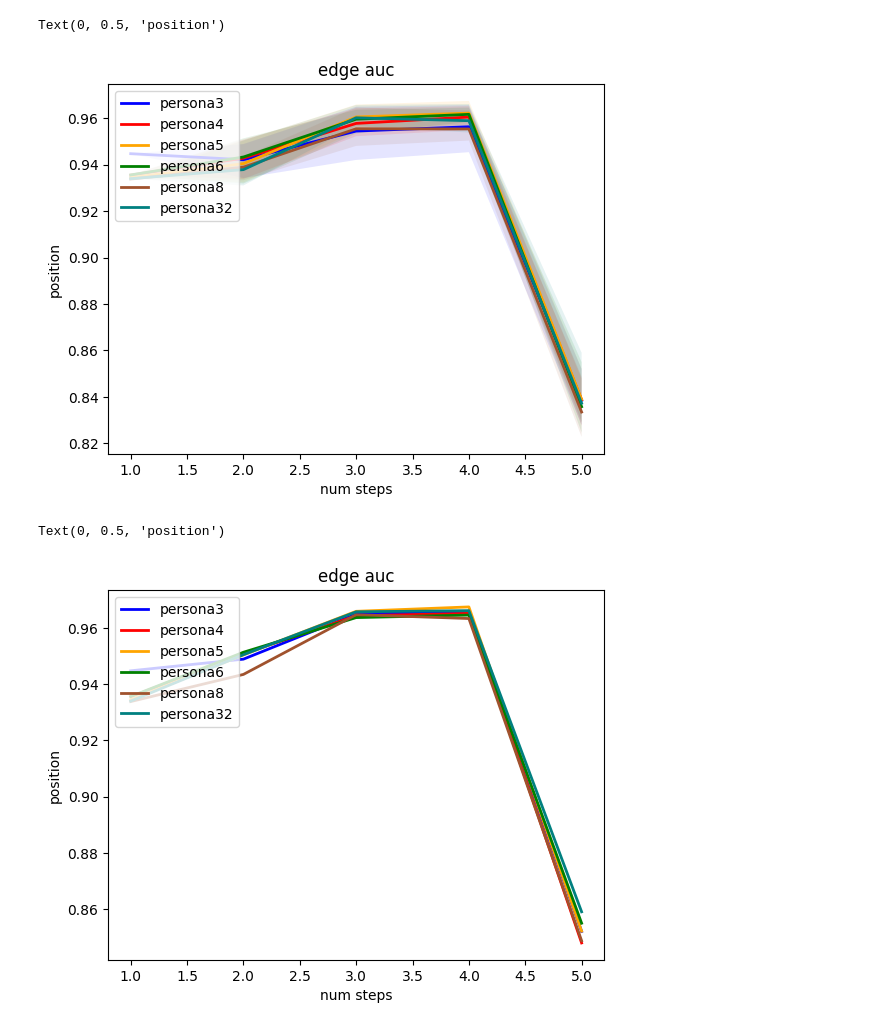
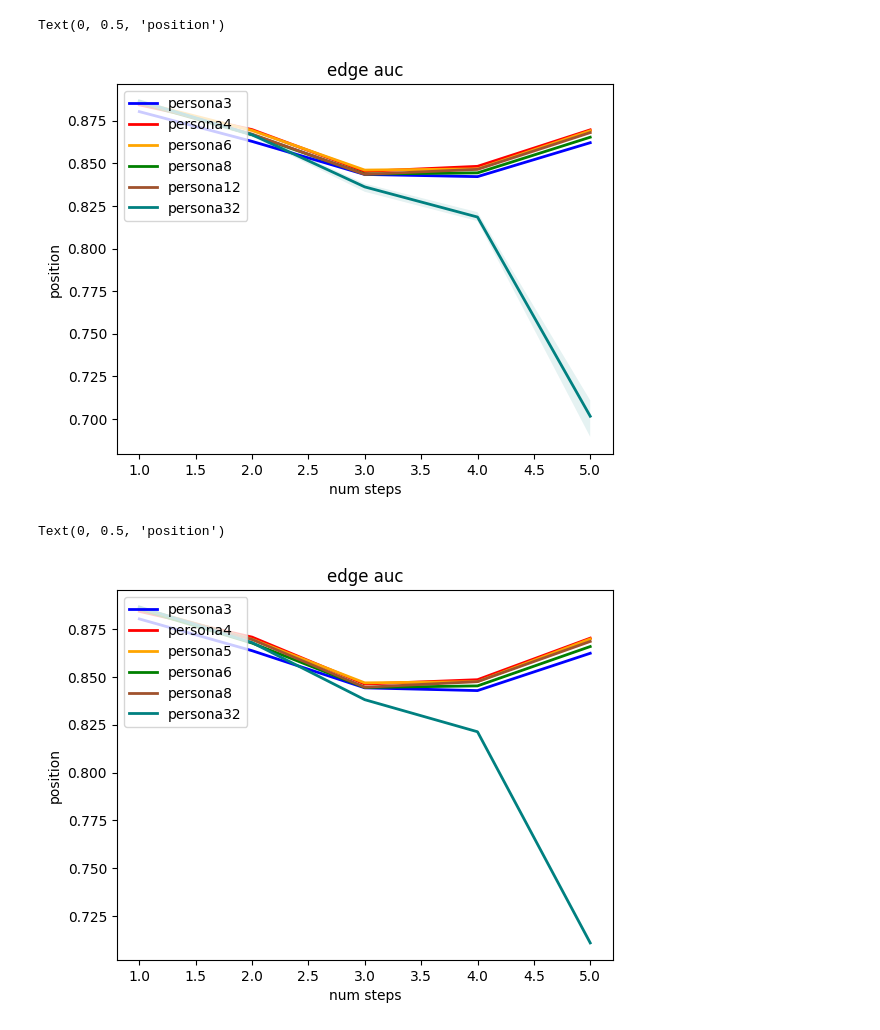
Before and after one commit to hiroemon-m/study, a Jupyter notebook: visualize/visualize_soft.ipynb, the cells around one changed output. Drawn from its saved outputs; the diff is of its cells as text; code cells hidden in the pictures.

Commit message:
soft_DBLP result

```diff
--- a/visualize/visualize_soft.ipynb
+++ b/visualize/visualize_soft.ipynb
@@ -9,11 +9,11 @@ attr_nll = []
 edge_auc = []
 edge_nll = []
 
-for i in [3,4,5,6,8,32]:
-    attr_auc_path = "//Users/matsumoto-hirotomo/study/experiment_data/soft/em_32_5/persona = {}/proposed_attr_auc.npy".format(i)
-    attr_nll_path = "//Users/matsumoto-hirotomo/study/experiment_data/soft/em_32_5/persona = {}/proposed_attr_nll.npy".format(i)
-    edge_auc_path = "//Users/matsumoto-hirotomo/study/experiment_data/soft/em_32_5/persona = {}/proposed_edge_auc.npy".format(i)
-    edge_nll_path = "//Users/matsumoto-hirotomo/study/experiment_data/soft/em_32_5/persona = {}/proposed_edge_nll.npy".format(i)
+for i in [3,4,6,8,12,32]:
+    attr_auc_path = "/Users/matsumoto-hirotomo/study/experiment_data/DBLP/soft/em32_5/persona = {}/proposed_attr_auc.npy".format(str(i))
+    attr_nll_path = "/Users/matsumoto-hirotomo/study/experiment_data/DBLP/soft/em32_5/persona = {}/proposed_attr_nll.npy".format(str(i))
+    edge_auc_path = "/Users/matsumoto-hirotomo/study/experiment_data/DBLP/soft/em32_5/persona = {}/proposed_edge_auc.npy".format(str(i))
+    edge_nll_path = "/Users/matsumoto-hirotomo/study/experiment_data/DBLP/soft/em32_5/persona = {}/proposed_edge_nll.npy".format(str(i))
 
     attr_auc.append(np.load(attr_auc_path))
     attr_nll.append(np.load(attr_nll_path))
@@ -29,30 +29,30 @@ edge_min = np.min(edge_auc,axis=1)
 # %%
 fig, ax = plt.subplots(1)
 t = [1,2,3,4,5]
 
 ax.plot(t, edge_mean[0], lw=2, label='persona3', color='blue')
 ax.plot(t, edge_mean[1], lw=2, label='persona4', color='red')
-ax.plot(t, edge_mean[2], lw=2, label='persona5', color='orange')
-ax.plot(t, edge_mean[3], lw=2, label='persona6', color='green')
-ax.plot(t, edge_mean[4], lw=2, label='persona8', color='sienna')
+ax.plot(t, edge_mean[2], lw=2, label='persona6', color='orange')
+ax.plot(t, edge_mean[3], lw=2, label='persona8', color='green')
+ax.plot(t, edge_mean[4], lw=2, label='persona12', color='sienna')
 ax.plot(t, edge_mean[5], lw=2, label='persona32', color='teal')
 #ax.plot(t, edge_mean[6], lw=2, label='persona16', color='indigo')
 
 ax.fill_between(t, edge_min[0], edge_max[0], facecolor='blue', alpha=0.1)
 ax.fill_between(t, edge_min[1], edge_max[1], facecolor='red', alpha=0.1)
 ax.fill_between(t, edge_min[2], edge_max[2], facecolor='orange', alpha=0.1)
 ax.fill_between(t, edge_min[3], edge_max[3], facecolor='green', alpha=0.1)
 ax.fill_between(t, edge_min[4], edge_max[4], facecolor='sienna', alpha=0.1)
 ax.fill_between(t, edge_min[5], edge_max[5], facecolor='teal', alpha=0.1)
 #ax.fill_between(t, edge_min[6], edge_max[6], facecolor='indigo', alpha=0.1)
 
 ax.set_title(r'edge auc')
 ax.legend(loc='upper left')
 ax.set_xlabel('num steps')
 ax.set_ylabel('position')
 # %% [output]
 Text(0, 0.5, 'position')
-[figure, old version]
+[figure, new version]
 # %%
 fig, ax = plt.subplots(1)
 t = [1,2,3,4,5]
@@ -71,7 +71,7 @@ ax.set_xlabel('num steps')
 ax.set_ylabel('position')
 # %% [output]
 Text(0, 0.5, 'position')
-[figure, old version]
+[figure, new version]
 # %%
 fig, ax = plt.subplots(1)
 t = [1,2,3,4,5]
```
Also changed, not shown: parts of 1 cell of this notebook, 29 other files.
